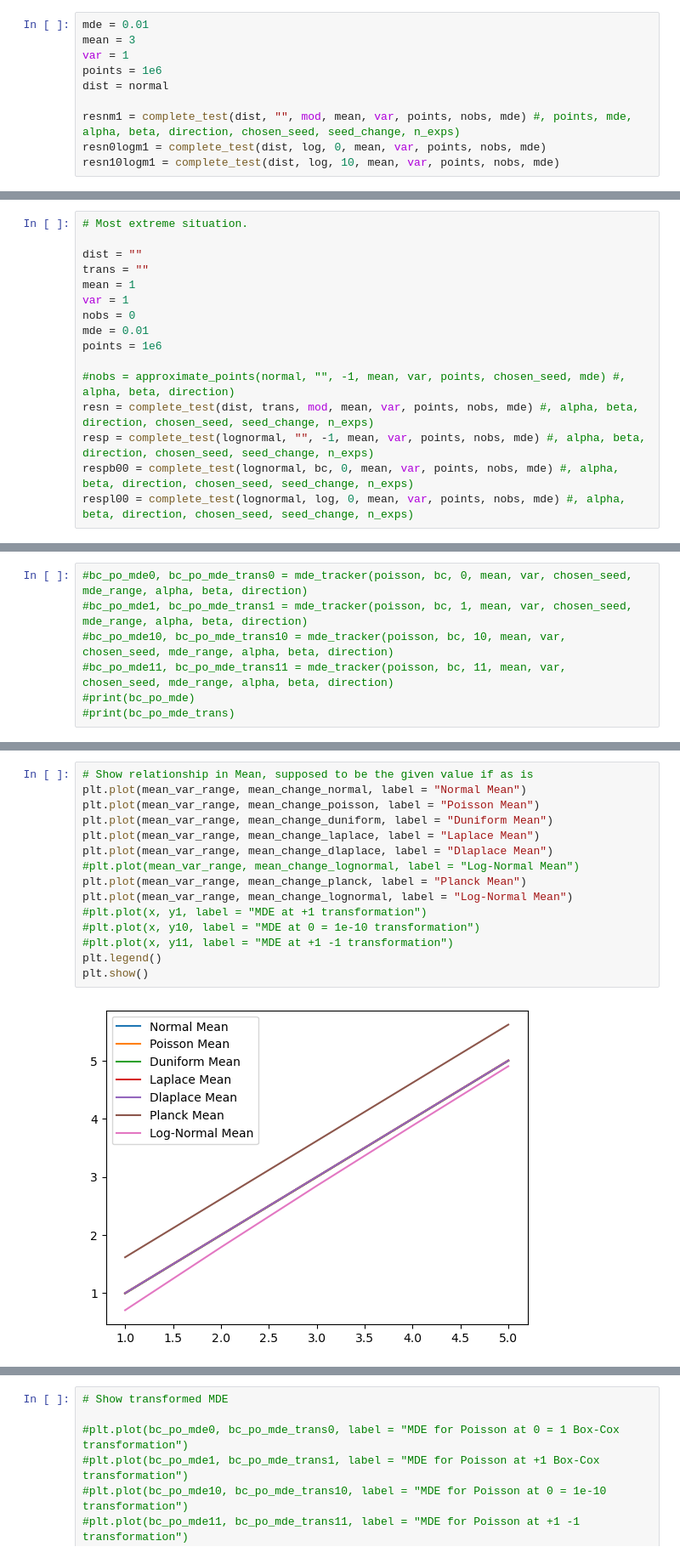
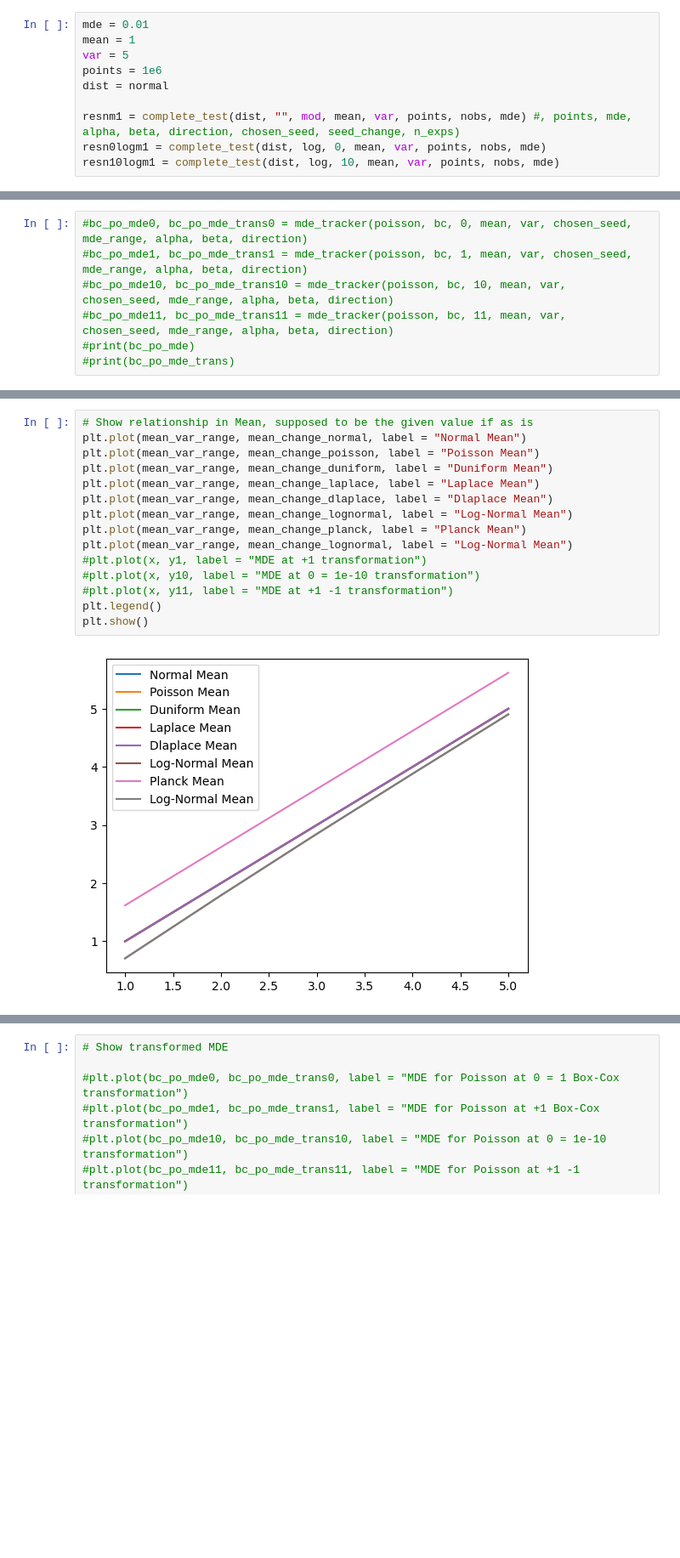
Before and after one commit to Patjo04/HM-AB-testing, a Jupyter notebook: results.ipynb, the cells around one changed output, grey strips where cells are left out. Shown at 85% size. Drawn from its saved outputs; the diff is of its cells as text; blank space fills up the shorter version.

```diff
--- a/results.ipynb
+++ b/results.ipynb
@@ -1513,7 +1470,7 @@ _ = plot_summary(test_res)
 # %%
 mde = 0.01
-mean = 3
-var = 1
+mean = 1
+var = 5
 points = 1e6
 dist = normal
 
@@ -1567,16 +1535,0 @@ _ = plot_summary(test_res)
-# %%
-# Most extreme situation.
-
-dist = ""
-trans = ""
-mean = 1
-var = 1
-nobs = 0
-mde = 0.01
-points = 1e6
-
-#nobs = approximate_points(normal, "", -1, mean, var, points, chosen_seed, mde) #, alpha, beta, direction)
-resn = complete_test(dist, trans, mod, mean, var, points, nobs, mde) #, alpha, beta, direction, chosen_seed, seed_change, n_exps)
-resp = complete_test(lognormal, "", -1, mean, var, points, nobs, mde) #, alpha, beta, direction, chosen_seed, seed_change, n_exps)
-respb00 = complete_test(lognormal, bc, 0, mean, var, points, nobs, mde) #, alpha, beta, direction, chosen_seed, seed_change, n_exps)
-respl00 = complete_test(lognormal, log, 0, mean, var, points, nobs, mde) #, alpha, beta, direction, chosen_seed, seed_change, n_exps)
@@ -1797,17 +1712,17 @@ plt.show()
 # %%
 # Show relationship in Mean, supposed to be the given value if as is
 plt.plot(mean_var_range, mean_change_normal, label = "Normal Mean")
 plt.plot(mean_var_range, mean_change_poisson, label = "Poisson Mean")
 plt.plot(mean_var_range, mean_change_duniform, label = "Duniform Mean")
 plt.plot(mean_var_range, mean_change_laplace, label = "Laplace Mean")
 plt.plot(mean_var_range, mean_change_dlaplace, label = "Dlaplace Mean")
-#plt.plot(mean_var_range, mean_change_lognormal, label = "Log-Normal Mean")
+plt.plot(mean_var_range, mean_change_lognormal, label = "Log-Normal Mean")
 plt.plot(mean_var_range, mean_change_planck, label = "Planck Mean")
 plt.plot(mean_var_range, mean_change_lognormal, label = "Log-Normal Mean")
 #plt.plot(x, y1, label = "MDE at +1 transformation")
 #plt.plot(x, y10, label = "MDE at 0 = 1e-10 transformation")
 #plt.plot(x, y11, label = "MDE at +1 -1 transformation")
 plt.legend()
 plt.show()
 # %% [output]
-[figure, old version]
+[figure, new version]
```
Also changed, not shown: parts of 24 cells of this notebook, 29 other files.
